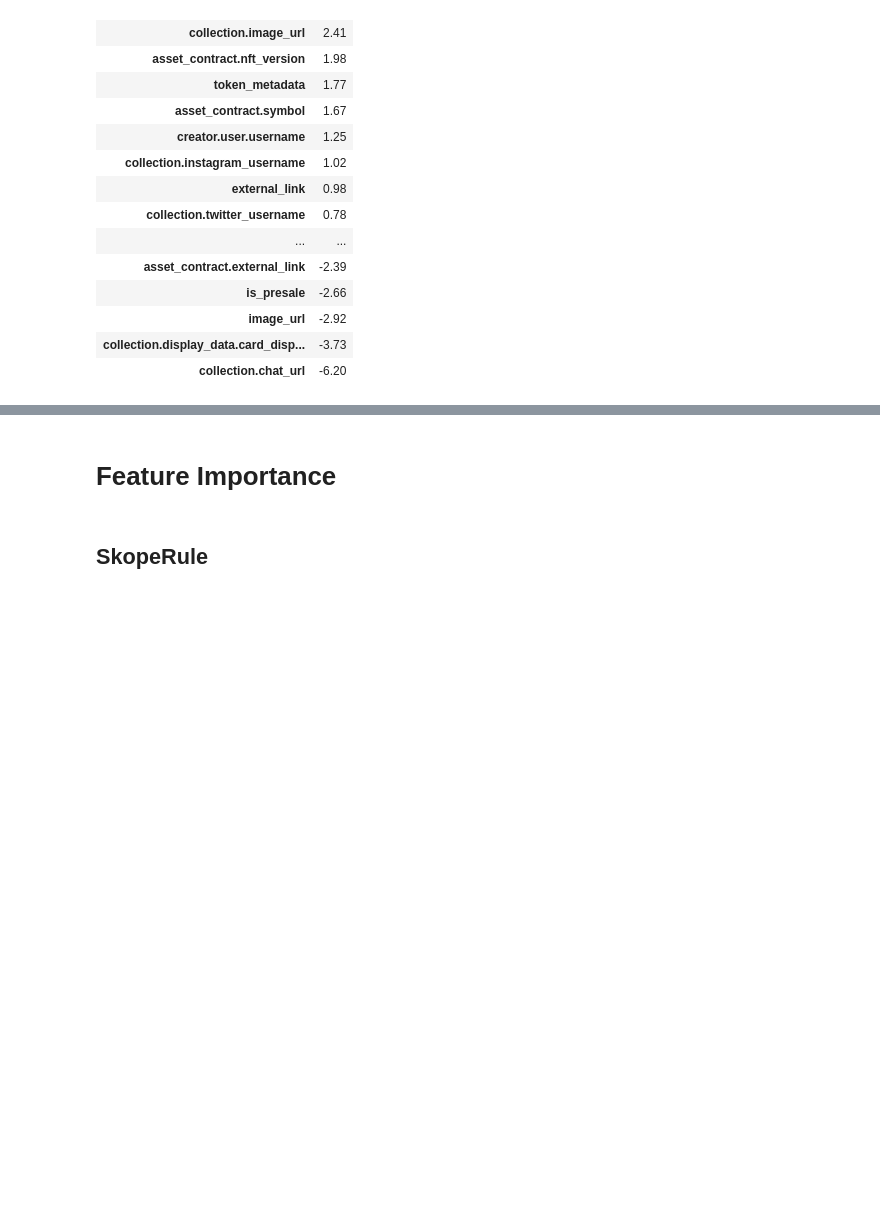
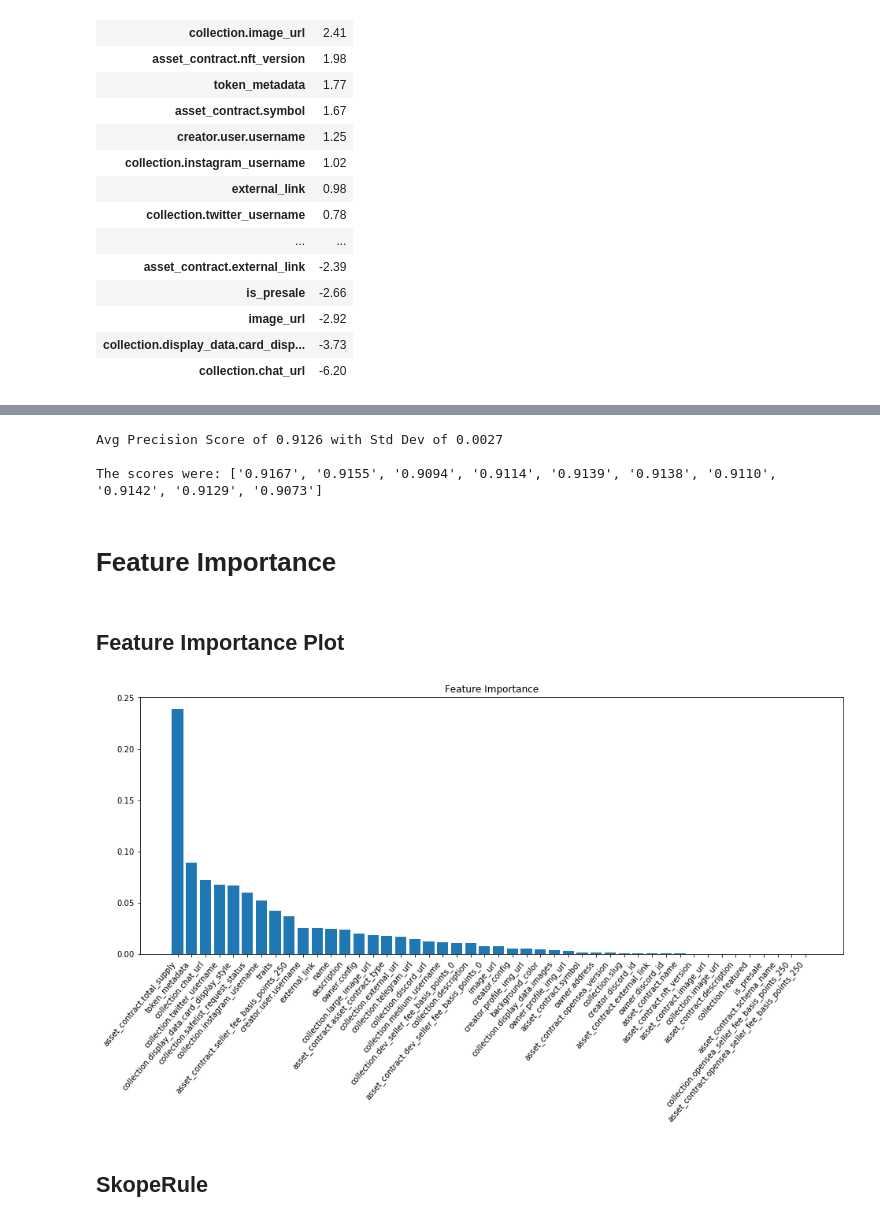
Before and after one commit to shawnjohnsamuel/nft-sale-prediction, a Jupyter notebook: notebooks/4_model.ipynb, the cells around one changed output, grey strips where cells are left out. Cells and saved outputs as stored; diff of their text form; code cells hidden in the pictures; blank space fills up the shorter version.

```diff
--- a/notebooks/4_model.ipynb
+++ b/notebooks/4_model.ipynb
@@ -1134,0 +1222,8 @@ pd.DataFrame.from_dict(coef_dict, orient='index', columns=['coef']).sort_values(
+# %%
+# Define X & y
+X_final = df_full.drop(columns=['asset_contract.created_date', 'collection.created_date', 'target'])
+y_final = df_full['target']
+# %%
+dt4 = DecisionTreeClassifier(random_state=SEED)
+dt4.fit(X_final, y_final)
+sjs.crossval(dt3, X_final, y_final, cv=10)
@@ -1134,0 +1239,8 @@ pd.DataFrame.from_dict(coef_dict, orient='index', columns=['coef']).sort_values(
+# %%
+dt5 = DecisionTreeClassifier(random_state=SEED)
+dt5.fit(X_shuff, y_shuff)
+sjs.crossval(dt5, X_shuff, y_shuff, cv=10)
+# %% [output]
+Avg Precision Score of 0.9126 with Std Dev of 0.0027
+
+The scores were: ['0.9167', '0.9155', '0.9094', '0.9114', '0.9139', '0.9138', '0.9110', '0.9142', '0.9129', '0.9073']
@@ -1135,2 +1249,8 @@ pd.DataFrame.from_dict(coef_dict, orient='index', columns=['coef']).sort_values(
 # %% [markdown]
 # Feature Importance
+# %% [markdown]
+## Feature Importance Plot
+# %%
+sjs.plot_feature_imp(dt5, X_shuff)
+# %% [output]
+[figure, added]
```
Also changed, not shown: parts of 33 cells of this notebook.
